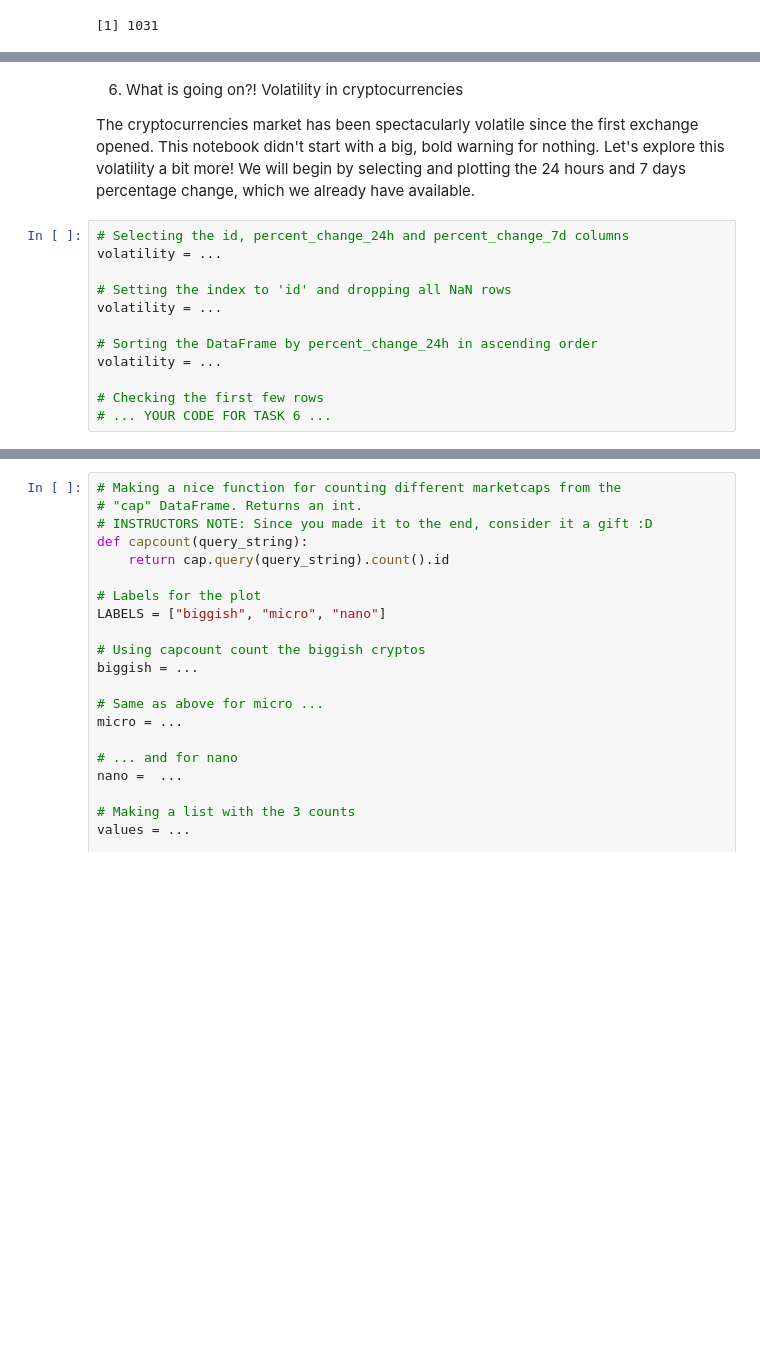
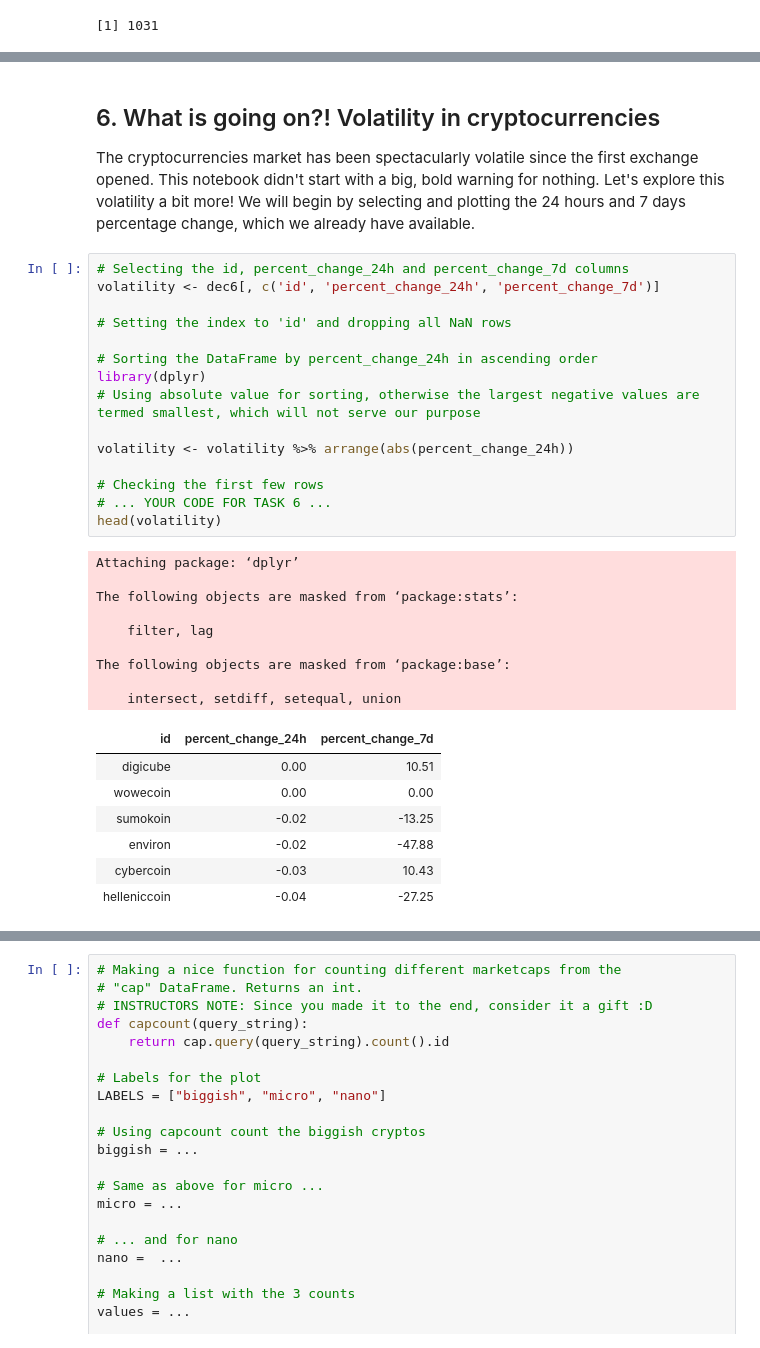
Before and after one commit to umairrafique85/Crypto-trackers, a Jupyter notebook: Exploring the Bitcoin cryptocurrency market/Comparison_top10_R.ipynb, the cells around one changed output, grey strips where cells are left out. Drawn from its saved outputs; the diff is of its cells as text; blank space fills up the shorter version.

```diff
--- a/Exploring the Bitcoin cryptocurrency market/Comparison_top10_R.ipynb
+++ b/Exploring the Bitcoin cryptocurrency market/Comparison_top10_R.ipynb
@@ -108,19 +116,39 @@ ax = ...
 # Final touch! Removing the xlabel as it is not very informative
 # ... YOUR CODE FOR TASK 5 ...
 # %% [markdown]
-6. What is going on?! Volatility in cryptocurrencies
+## 6. What is going on?! Volatility in cryptocurrencies
 
 The cryptocurrencies market has been spectacularly volatile since the first exchange opened. This notebook didn't start with a big, bold warning for nothing. Let's explore this volatility a bit more! We will begin by selecting and plotting the 24 hours and 7 days percentage change, which we already have available.
 # %%
 # Selecting the id, percent_change_24h and percent_change_7d columns
-volatility = ...
+volatility <- dec6[, c('id', 'percent_change_24h', 'percent_change_7d')]
 
 # Setting the index to 'id' and dropping all NaN rows
-volatility = ...
 
 # Sorting the DataFrame by percent_change_24h in ascending order
-volatility = ...
+library(dplyr)
+# Using absolute value for sorting, otherwise the largest negative values are termed smallest, which will not serve our purpose
+
+volatility <- volatility %>% arrange(abs(percent_change_24h))
 
 # Checking the first few rows
 # ... YOUR CODE FOR TASK 6 ...
+head(volatility)
+# %% [output]
+Attaching package: ‘dplyr’
+
+The following objects are masked from ‘package:stats’:
+
+    filter, lag
+
+The following objects are masked from ‘package:base’:
+
+    intersect, setdiff, setequal, union
+| id | percent_change_24h | percent_change_7d |
+| digicube | 0.00 | 10.51 |
+| wowecoin | 0.00 | 0.00 |
+| sumokoin | -0.02 | -13.25 |
+| environ | -0.02 | -47.88 |
+| cybercoin | -0.03 | 10.43 |
+| helleniccoin | -0.04 | -27.25 |
 # %% [markdown]
```
Also changed, not shown: parts of 14 cells of this notebook, 3 other files.
